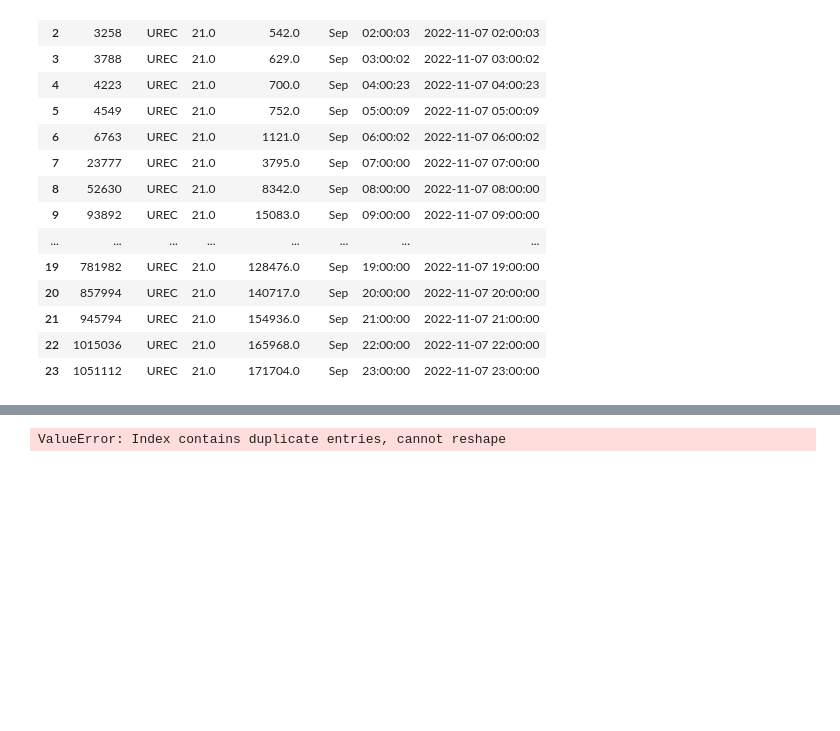
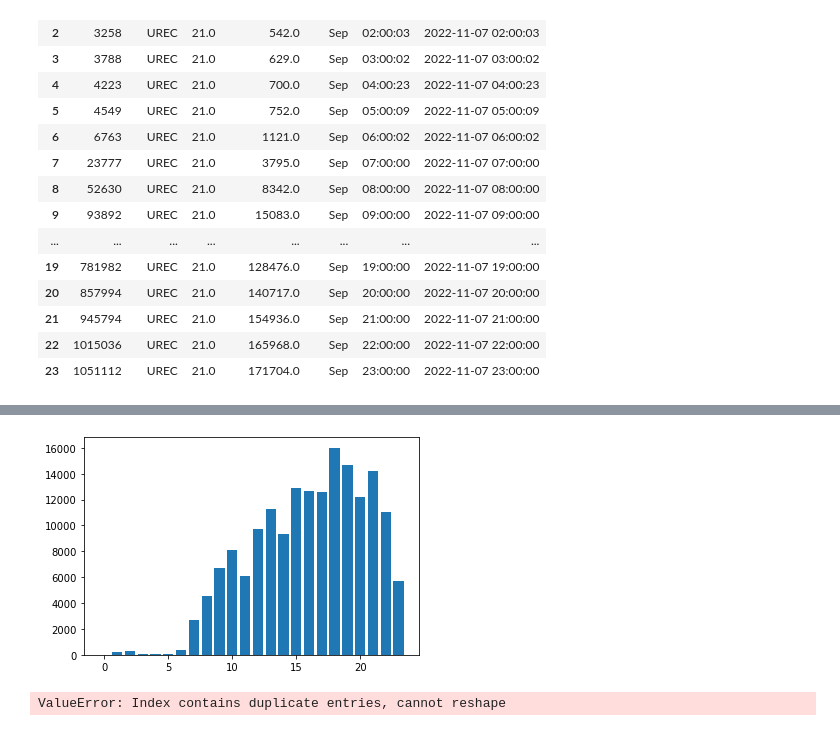
Before and after one commit to nwill111/CapstoneWifiAnalysis, a Jupyter notebook: Data Processing/ConvertWifi.ipynb, the cells around one changed output, grey strips where cells are left out. Cells and saved outputs as stored; diff of their text form; code cells hidden in the pictures; blank space fills up the shorter version.

```diff
--- a/Data Processing/ConvertWifi.ipynb
+++ b/Data Processing/ConvertWifi.ipynb
@@ -139,3 +192,9 @@ import matplotlib.pyplot as plt
+# %%
+# bar graph
+plt.bar(dfTrim.index, dfTrim['traffic_diff'])
+plt.show()
+# %% [output]
+[figure, added]
 # %%
 # # create heat map of the device count with time
 # sns.heatmap(df1.pivot('timestamp','device_count'), cmap="crest")
```
Also changed, not shown: parts of 5 cells of this notebook.
